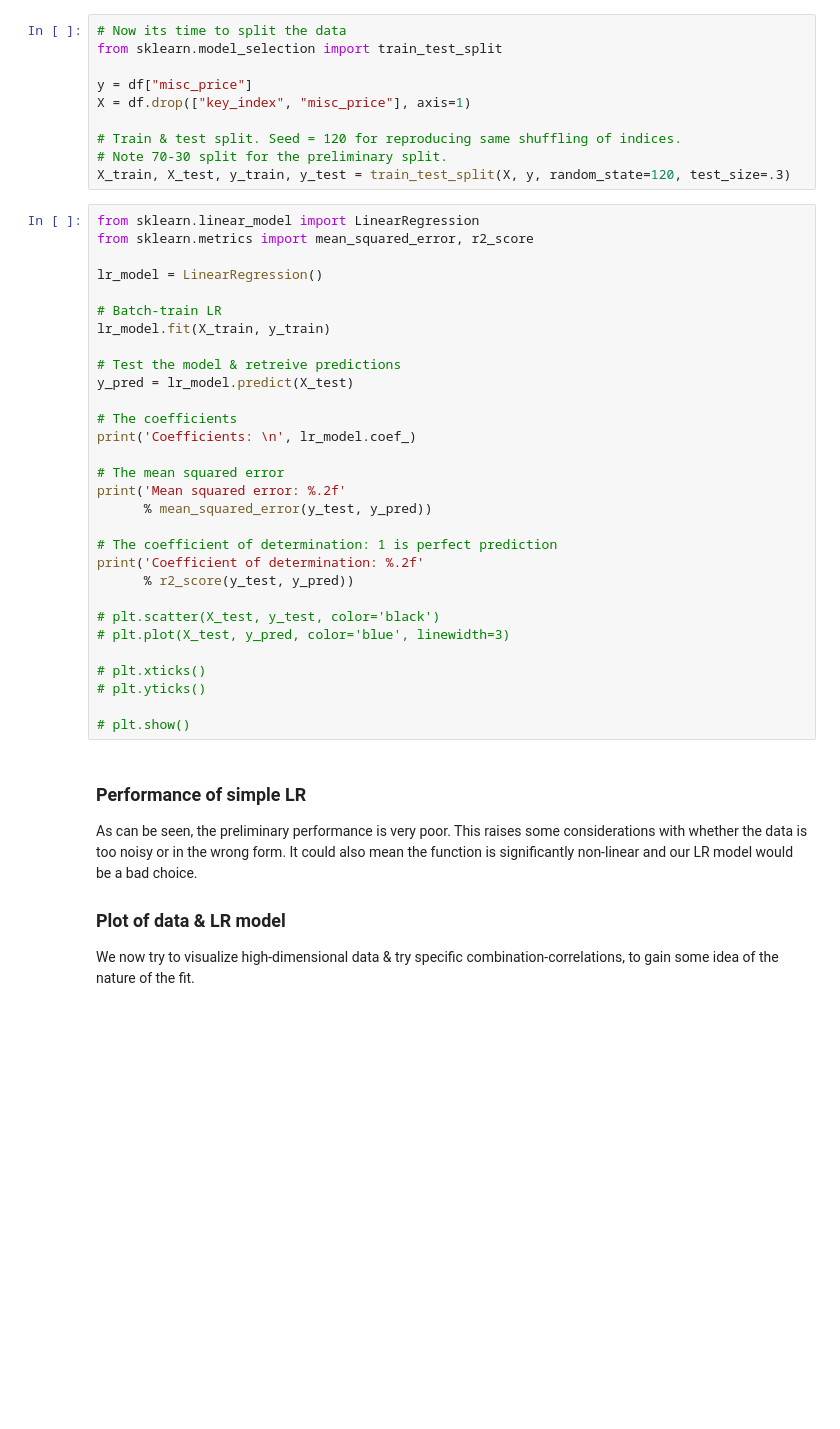
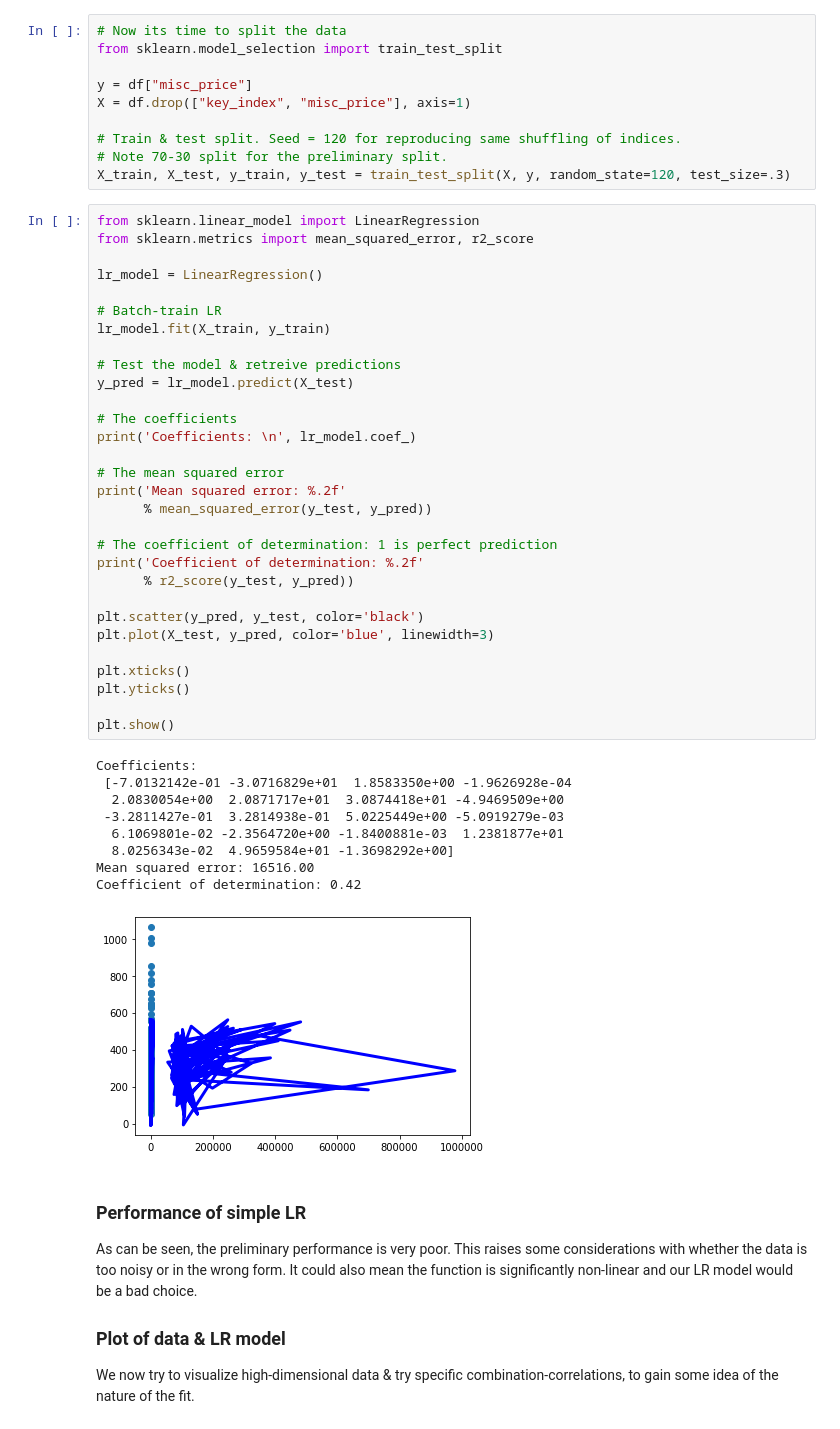
Before and after one commit to hyperswine/ML-Project, a Jupyter notebook: ml_algorithms/LR.ipynb, the cells around one changed output. Saved outputs shown, nothing was run; the diff lists cells and outputs as text; blank space fills up the shorter version.

```diff
--- a/ml_algorithms/LR.ipynb
+++ b/ml_algorithms/LR.ipynb
@@ -74,33 +121,43 @@ X_train, X_test, y_train, y_test = train_test_split(X, y, random_state=120, test
 # %%
 from sklearn.linear_model import LinearRegression
 from sklearn.metrics import mean_squared_error, r2_score
 
 lr_model = LinearRegression()
 
 # Batch-train LR
 lr_model.fit(X_train, y_train)
 
 # Test the model & retreive predictions
 y_pred = lr_model.predict(X_test)
 
 # The coefficients
 print('Coefficients: \n', lr_model.coef_)
 
 # The mean squared error
 print('Mean squared error: %.2f'
       % mean_squared_error(y_test, y_pred))
 
 # The coefficient of determination: 1 is perfect prediction
 print('Coefficient of determination: %.2f'
       % r2_score(y_test, y_pred))
 
-# plt.scatter(X_test, y_test, color='black')
-# plt.plot(X_test, y_pred, color='blue', linewidth=3)
+plt.scatter(y_pred, y_test, color='black')
+plt.plot(X_test, y_pred, color='blue', linewidth=3)
 
-# plt.xticks()
-# plt.yticks()
+plt.xticks()
+plt.yticks()
 
-# plt.show()
+plt.show()
+# %% [output]
+Coefficients:
+ [-7.0132142e-01 -3.0716829e+01  1.8583350e+00 -1.9626928e-04
+  2.0830054e+00  2.0871717e+01  3.0874418e+01 -4.9469509e+00
+ -3.2811427e-01  3.2814938e-01  5.0225449e+00 -5.0919279e-03
+  6.1069801e-02 -2.3564720e+00 -1.8400881e-03  1.2381877e+01
+  8.0256343e-02  4.9659584e+01 -1.3698292e+00]
+Mean squared error: 16516.00
+Coefficient of determination: 0.42
+[figure, added]
 # %% [markdown]
 ### Performance of simple LR
 As can be seen, the preliminary performance is very poor. This raises some considerations with whether the data is too noisy or in the wrong form. It could also mean the function is significantly non-linear and our LR model would be a bad choice.
```
Also changed, not shown: parts of 3 cells of this notebook.
